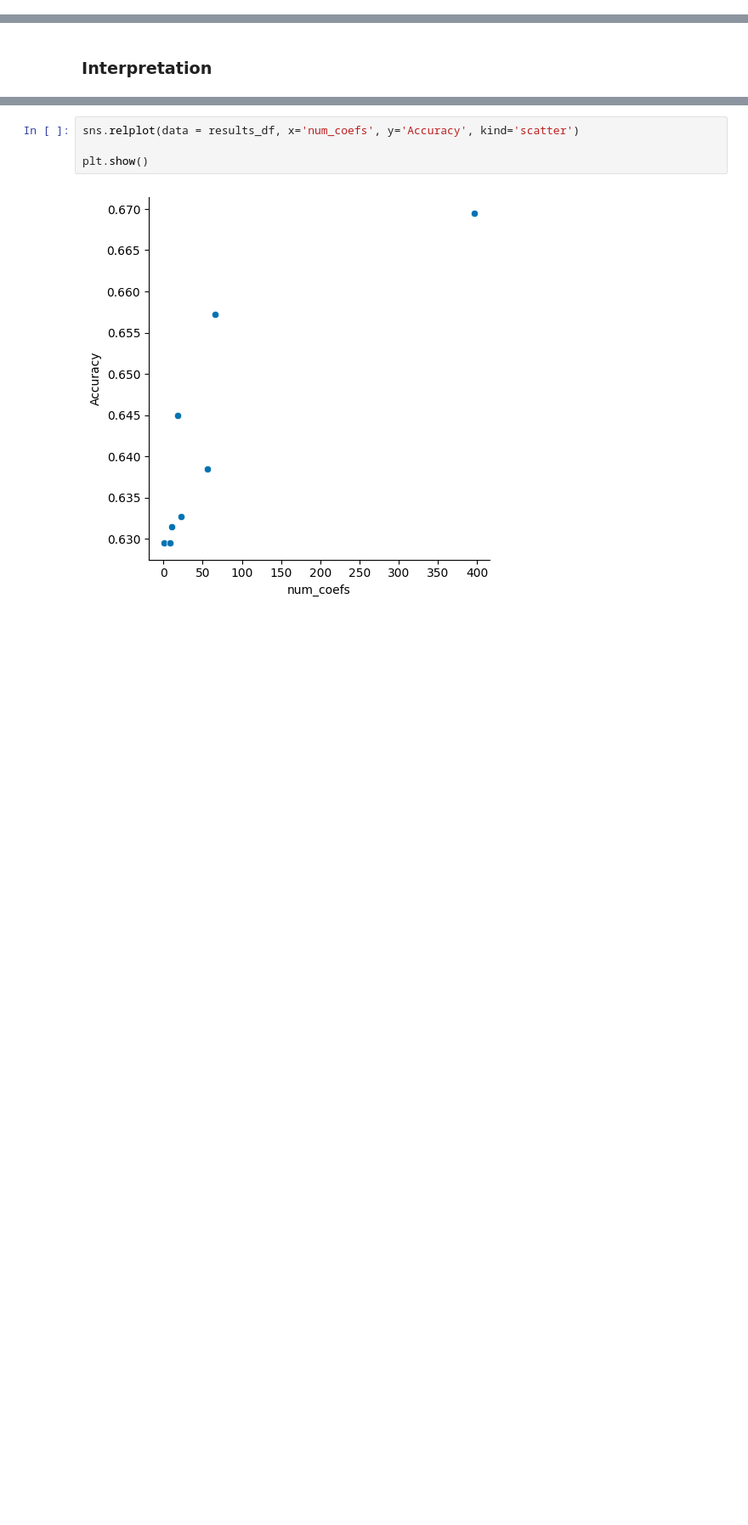
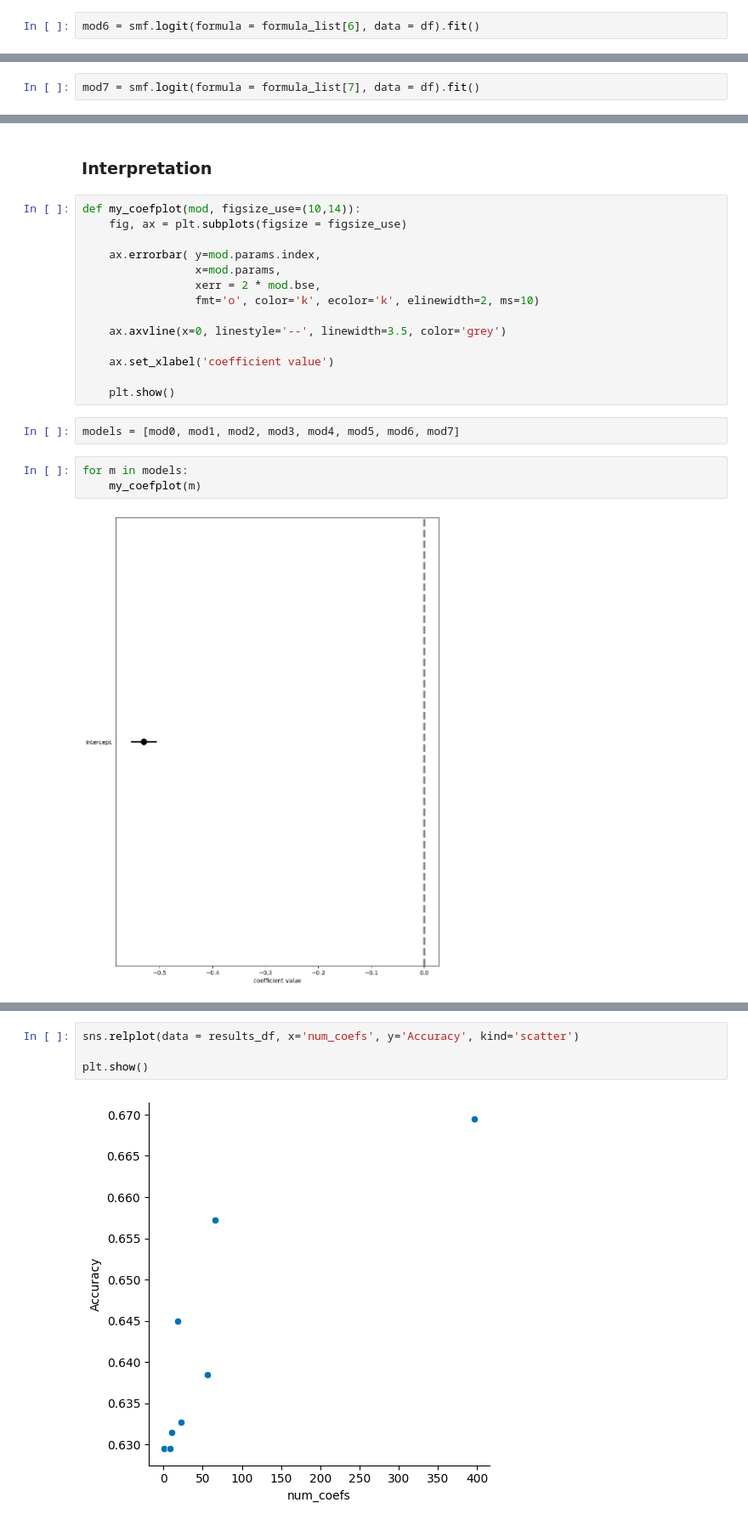
Before and after one commit to vas610/cmpinf-2100_introduction_data_centric_computing, a Jupyter notebook: week14/assignment/eda/Srinivasa_Raghavan_Vasanth_Madhavan_Modeling.ipynb, the cells around one changed output, grey strips where cells are left out. Shown at 85% size. Saved outputs shown, nothing was run; the diff lists cells and outputs as text; blank space fills up the shorter version.

```diff
--- a/week14/assignment/eda/Srinivasa_Raghavan_Vasanth_Madhavan_Modeling.ipynb
+++ b/week14/assignment/eda/Srinivasa_Raghavan_Vasanth_Madhavan_Modeling.ipynb
@@ -313,0 +350,2 @@ formula_list = [
+# %%
+mod6 = smf.logit(formula = formula_list[6], data = df).fit()
@@ -313,0 +356,2 @@ formula_list = [
+# %%
+mod7 = smf.logit(formula = formula_list[7], data = df).fit()
@@ -373,3 +421,24 @@ results_df.sort_values(by=['ROC_AUC'], ascending=False)
 | 0 | 0 | y ~ 1 | 1 | 0.5 | 0.629496 | 0.000000 | 1.000000 | 0.000000 | 0.500000 |
 # %% [markdown]
 ### Interpretation
+# %%
+def my_coefplot(mod, figsize_use=(10,14)):
+    fig, ax = plt.subplots(figsize = figsize_use)
+
+    ax.errorbar( y=mod.params.index,
+                 x=mod.params,
+                 xerr = 2 * mod.bse,
+                 fmt='o', color='k', ecolor='k', elinewidth=2, ms=10)
+
+    ax.axvline(x=0, linestyle='--', linewidth=3.5, color='grey')
+
+    ax.set_xlabel('coefficient value')
+
+    plt.show()
+# %%
+models = [mod0, mod1, mod2, mod3, mod4, mod5, mod6, mod7]
+# %%
+for m in models:
+    my_coefplot(m)
+# %% [output]
+[figure, added]
```
Also changed, not shown: parts of 16 cells of this notebook.
